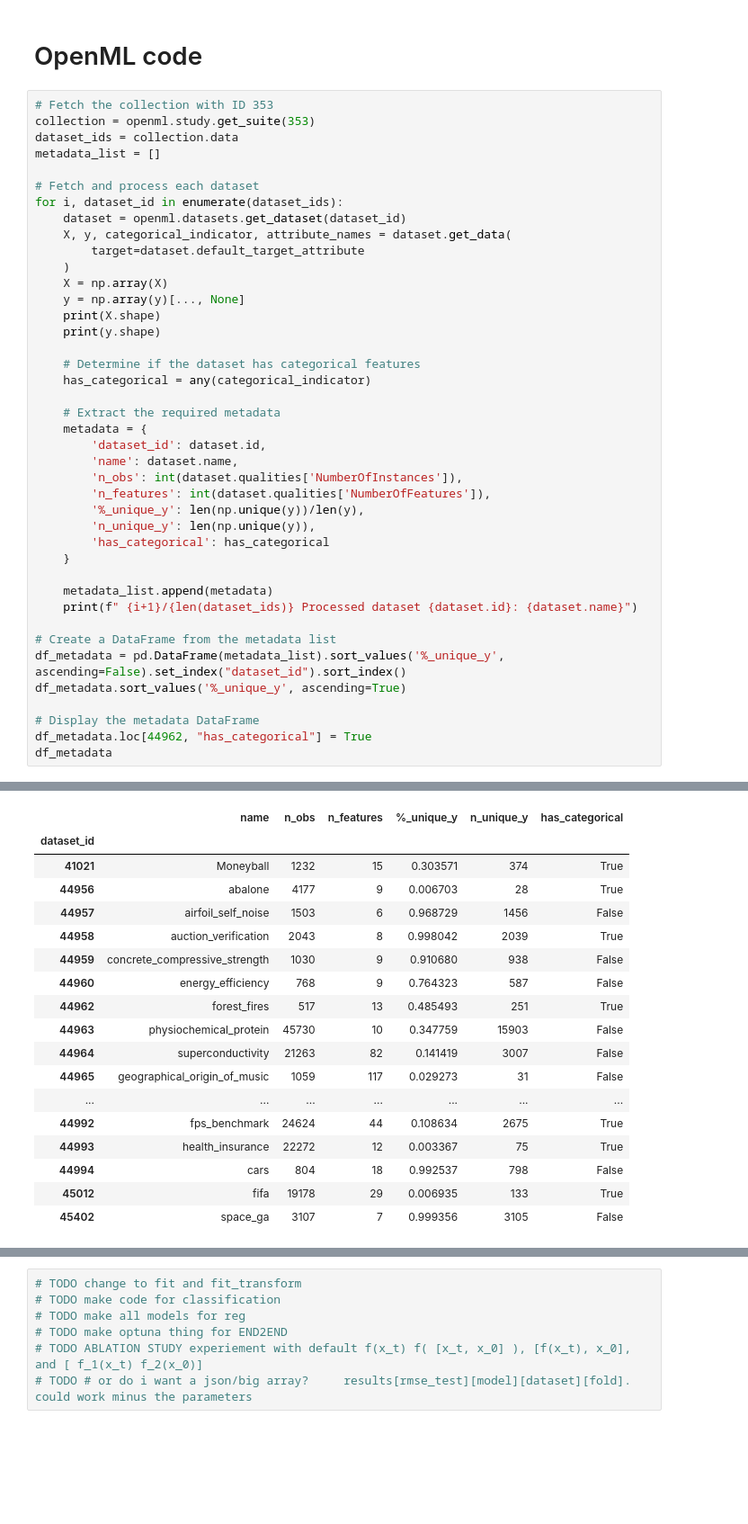
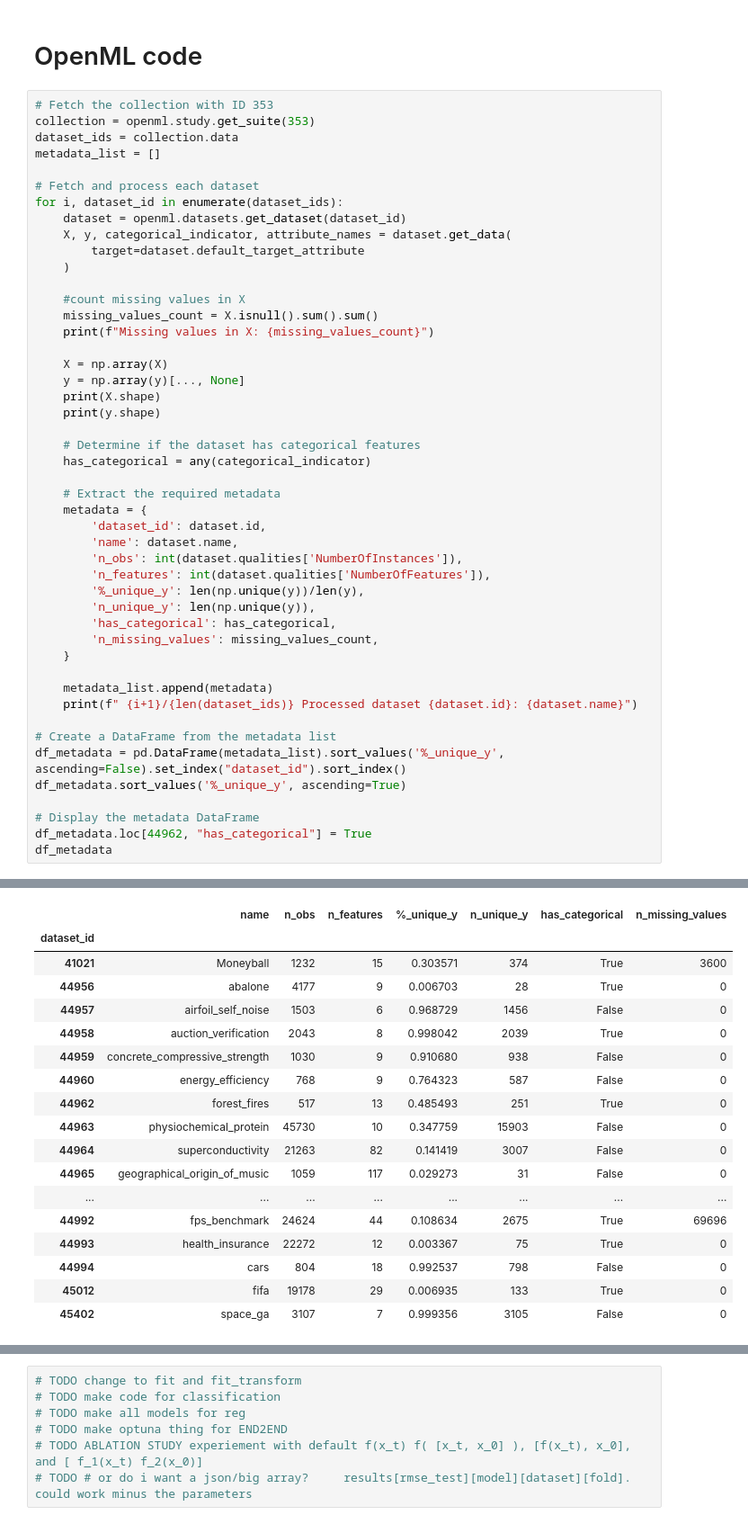
Before and after one commit to nikitazozoulenko/Zephyrox, a Jupyter notebook: pytorch_based/SWIM/openMLReg.ipynb, the cells around one changed output, grey strips where cells are left out. Shown at 90% size. Drawn from its saved outputs; the diff is of its cells as text; blank space fills up the shorter version.

```diff
--- a/pytorch_based/SWIM/openMLReg.ipynb
+++ b/pytorch_based/SWIM/openMLReg.ipynb
@@ -38,6 +35,11 @@ for i, dataset_id in enumerate(dataset_ids):
     X, y, categorical_indicator, attribute_names = dataset.get_data(
         target=dataset.default_target_attribute
     )
+
+    #count missing values in X
+    missing_values_count = X.isnull().sum().sum()
+    print(f"Missing values in X: {missing_values_count}")
+
     X = np.array(X)
     y = np.array(y)[..., None]
     print(X.shape)
@@ -54,7 +56,8 @@ for i, dataset_id in enumerate(dataset_ids):
         'n_features': int(dataset.qualities['NumberOfFeatures']),
         '%_unique_y': len(np.unique(y))/len(y),
         'n_unique_y': len(np.unique(y)),
-        'has_categorical': has_categorical
+        'has_categorical': has_categorical,
+        'n_missing_values': missing_values_count,
     }
 
     metadata_list.append(metadata)
@@ -85,24 +88,24 @@ df_metadata
 (3107, 6)
 (3107, 1)
  35/35 Processed dataset 45402: space_ga
-|  | name | n_obs | n_features | %_unique_y | n_unique_y | has_categorical |
-| dataset_id |  |  |  |  |  |  |
-| 41021 | Moneyball | 1232 | 15 | 0.303571 | 374 | True |
-| 44956 | abalone | 4177 | 9 | 0.006703 | 28 | True |
-| 44957 | airfoil_self_noise | 1503 | 6 | 0.968729 | 1456 | False |
-| 44958 | auction_verification | 2043 | 8 | 0.998042 | 2039 | True |
-| 44959 | concrete_compressive_strength | 1030 | 9 | 0.910680 | 938 | False |
-| 44960 | energy_efficiency | 768 | 9 | 0.764323 | 587 | False |
-| 44962 | forest_fires | 517 | 13 | 0.485493 | 251 | True |
-| 44963 | physiochemical_protein | 45730 | 10 | 0.347759 | 15903 | False |
-| 44964 | superconductivity | 21263 | 82 | 0.141419 | 3007 | False |
-| 44965 | geographical_origin_of_music | 1059 | 117 | 0.029273 | 31 | False |
-| ... | ... | ... | ... | ... | ... | ... |
-| 44992 | fps_benchmark | 24624 | 44 | 0.108634 | 2675 | True |
-| 44993 | health_insurance | 22272 | 12 | 0.003367 | 75 | True |
-| 44994 | cars | 804 | 18 | 0.992537 | 798 | False |
-| 45012 | fifa | 19178 | 29 | 0.006935 | 133 | True |
-| 45402 | space_ga | 3107 | 7 | 0.999356 | 3105 | False |
+|  | name | n_obs | n_features | %_unique_y | n_unique_y | has_categorical | n_missing_values |
+| dataset_id |  |  |  |  |  |  |  |
+| 41021 | Moneyball | 1232 | 15 | 0.303571 | 374 | True | 3600 |
+| 44956 | abalone | 4177 | 9 | 0.006703 | 28 | True | 0 |
+| 44957 | airfoil_self_noise | 1503 | 6 | 0.968729 | 1456 | False | 0 |
+| 44958 | auction_verification | 2043 | 8 | 0.998042 | 2039 | True | 0 |
+| 44959 | concrete_compressive_strength | 1030 | 9 | 0.910680 | 938 | False | 0 |
+| 44960 | energy_efficiency | 768 | 9 | 0.764323 | 587 | False | 0 |
+| 44962 | forest_fires | 517 | 13 | 0.485493 | 251 | True | 0 |
+| 44963 | physiochemical_protein | 45730 | 10 | 0.347759 | 15903 | False | 0 |
+| 44964 | superconductivity | 21263 | 82 | 0.141419 | 3007 | False | 0 |
+| 44965 | geographical_origin_of_music | 1059 | 117 | 0.029273 | 31 | False | 0 |
+| ... | ... | ... | ... | ... | ... | ... | ... |
+| 44992 | fps_benchmark | 24624 | 44 | 0.108634 | 2675 | True | 69696 |
+| 44993 | health_insurance | 22272 | 12 | 0.003367 | 75 | True | 0 |
+| 44994 | cars | 804 | 18 | 0.992537 | 798 | False | 0 |
+| 45012 | fifa | 19178 | 29 | 0.006935 | 133 | True | 0 |
+| 45402 | space_ga | 3107 | 7 | 0.999356 | 3105 | False | 0 |
 # %%
 dataset_ids_no_categorical = list(df_metadata.query("has_categorical == False").index.values)
 dataset_ids_no_categorical = sorted([int(x) for x in dataset_ids_no_categorical])
```
Also changed, not shown: parts of 12 cells of this notebook, 25 other files.
